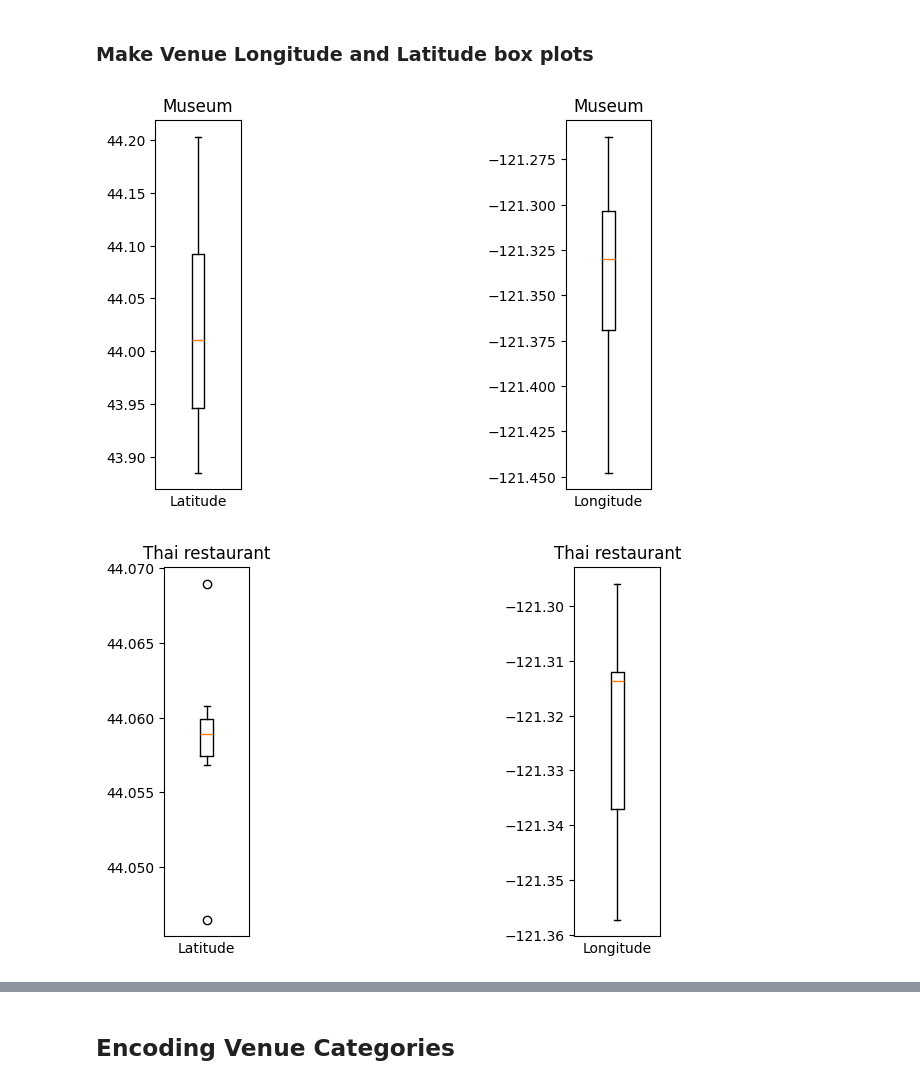
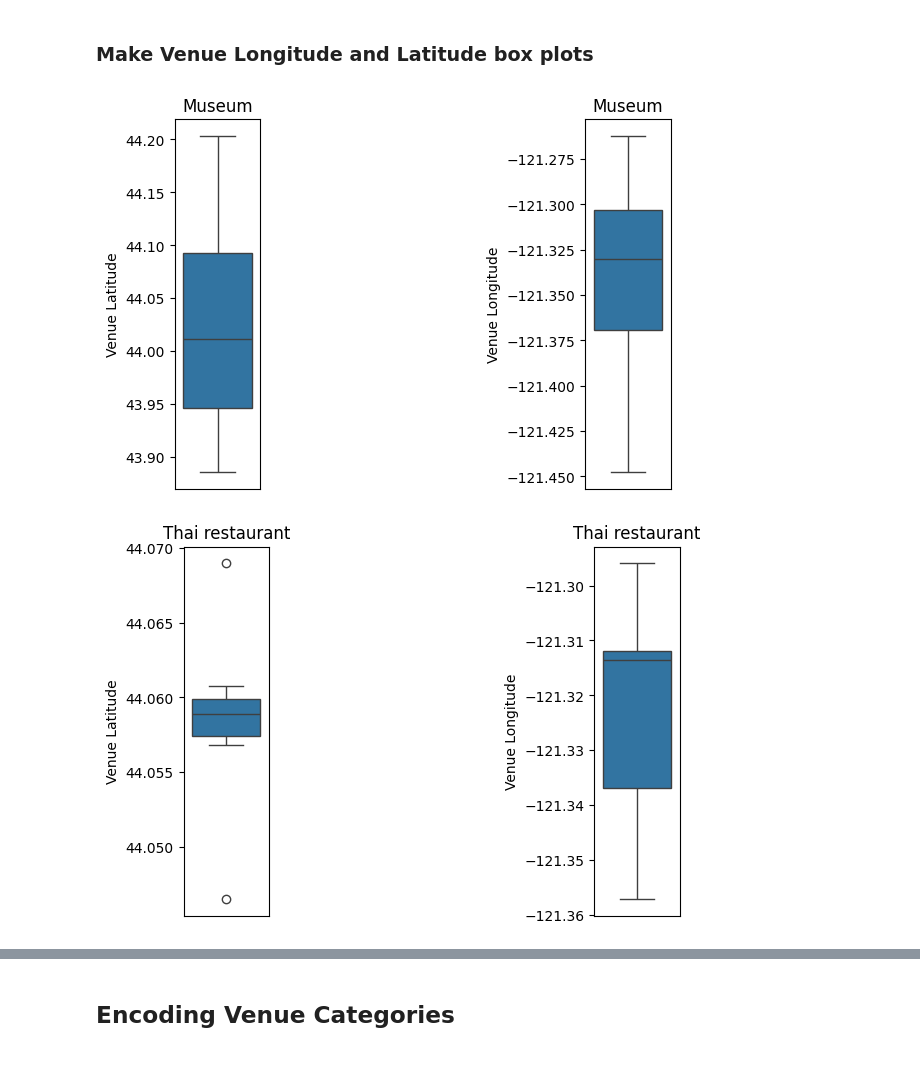
Before and after one commit to kgraghav/Location_Finder, a Jupyter notebook: location_analysis.ipynb, the cells around one changed output, grey strips where cells are left out. Cells and saved outputs as stored; diff of their text form; code cells hidden in the pictures.

Commit message:
updated boxplots

```diff
--- a/location_analysis.ipynb
+++ b/location_analysis.ipynb
@@ -451,26 +449,26 @@ Centroid for Bend, Oregon at: 44.05945, -121.30916, Address: 109 NE Greenwood  S
 # %%
 fnum=1
 
 unique_cat=len(loc_venues['Category ID'].unique())+1
 bp={}                                                   # Box plot object dict.
 
 for i in range(0,unique_cat):
     plt.figure()
     plt.subplot(1,5,1)
     Y=loc_venues.loc[loc_venues['Category ID']==categories[i],'Venue Latitude']
-    bp[categories[i]+'.Latitude']=(plt.boxplot(Y))
+    bp[categories[i]+'.Latitude']=(sns.boxplot(Y))
     plt.xlabel('Latitude')
     plt.xticks([])
     plt.title(str(cat_dict[categories[i]]).capitalize())
 
     plt.subplot(1,5,5)
     Y=loc_venues.loc[loc_venues['Category ID']==categories[i],'Venue Longitude']
-    bp[categories[i]+'.Longitude']=(plt.boxplot(Y))
+    bp[categories[i]+'.Longitude']=(sns.boxplot(Y))
     plt.xlabel('Longitude')
     plt.xticks([])
     plt.title(str(cat_dict[categories[i]]).capitalize())
 
 fnum=fnum+1
 # %% [output]
-[figure, old version]
+[figure, new version]
-[figure, old version]
+[figure, new version]
```
Also changed, not shown: parts of 2 cells of this notebook.
